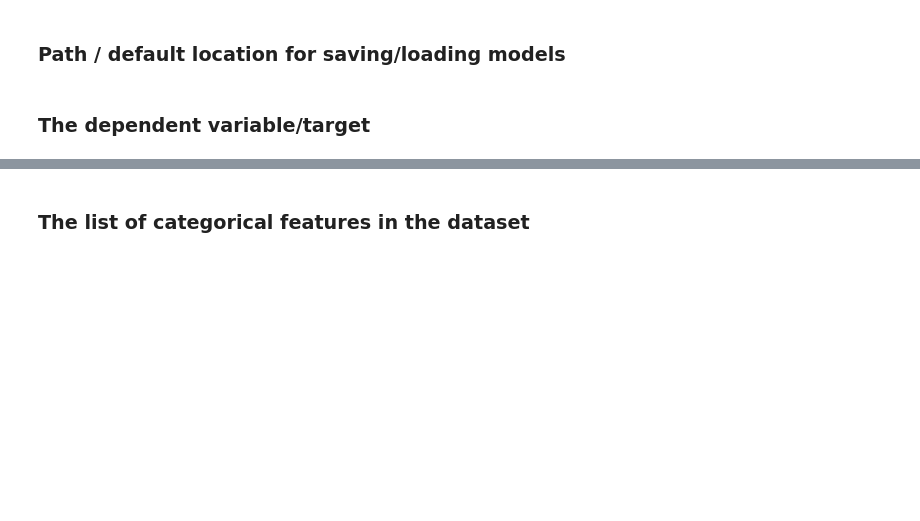
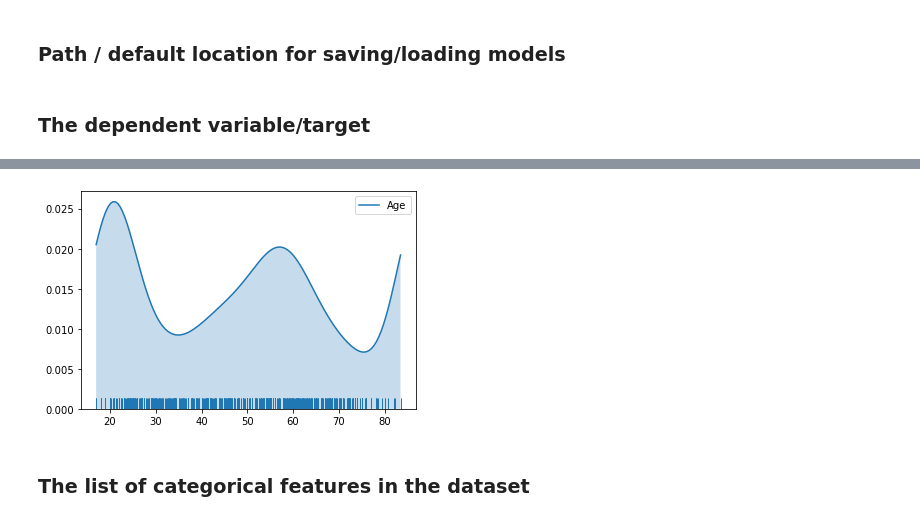
Before and after one commit to arvidl/elmed219-brainage, a Jupyter notebook: nbs/brain_age_regression_fastai.ipynb, the cells around one changed output, grey strips where cells are left out. Saved outputs shown, nothing was run; the diff lists cells and outputs as text; code cells hidden in the pictures; blank space fills up the shorter version.

```diff
--- a/nbs/brain_age_regression_fastai.ipynb
+++ b/nbs/brain_age_regression_fastai.ipynb
@@ -272,3 +279,9 @@ dep_var = 'Age'
+# %%
+sns.kdeplot(y, shade=True, cut=0)
+sns.rugplot(y)
+plt.show()
+# %% [output]
+[figure, added]
 # %% [markdown]
 ### The list of categorical features in the dataset
 # %%
```
Also changed, not shown: parts of 12 cells of this notebook, 6 other files.
